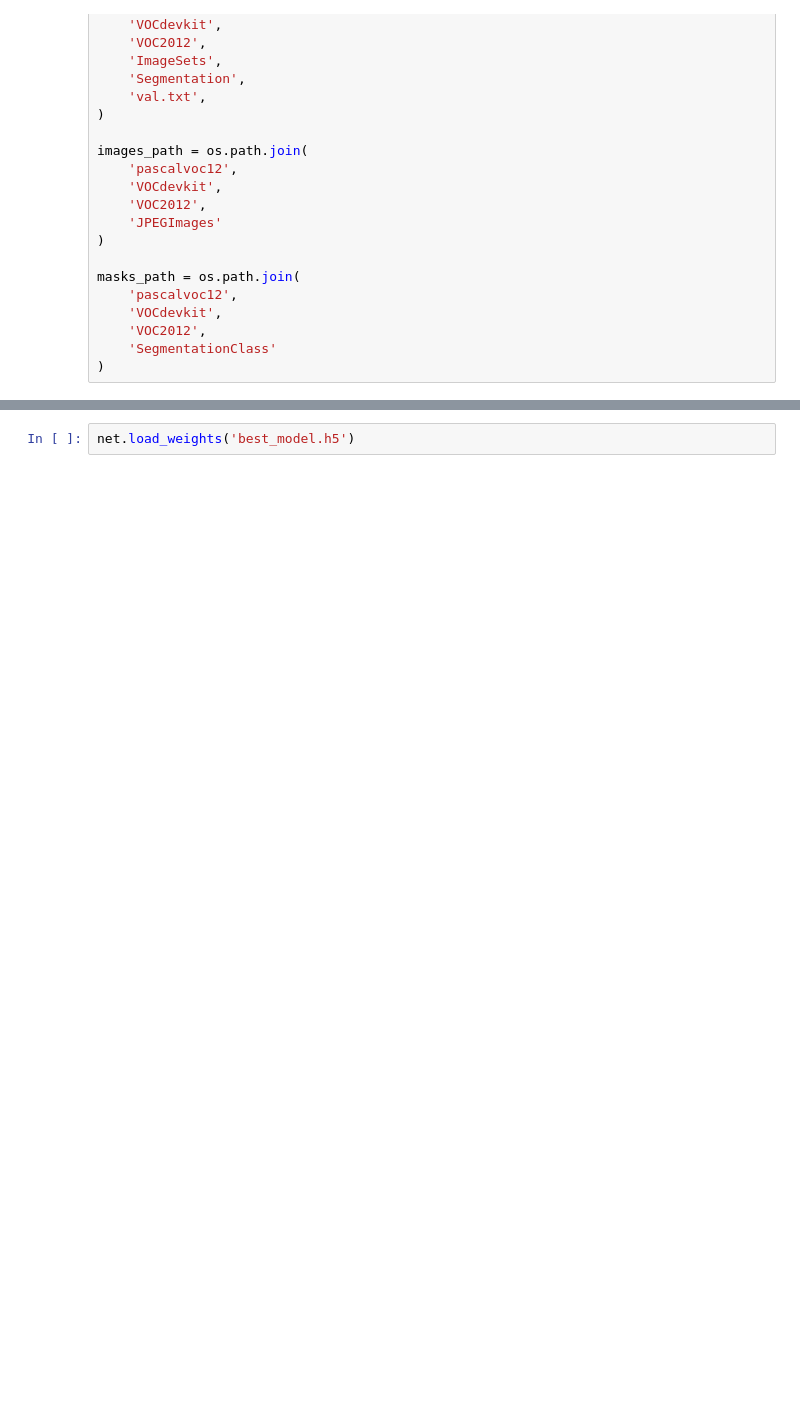
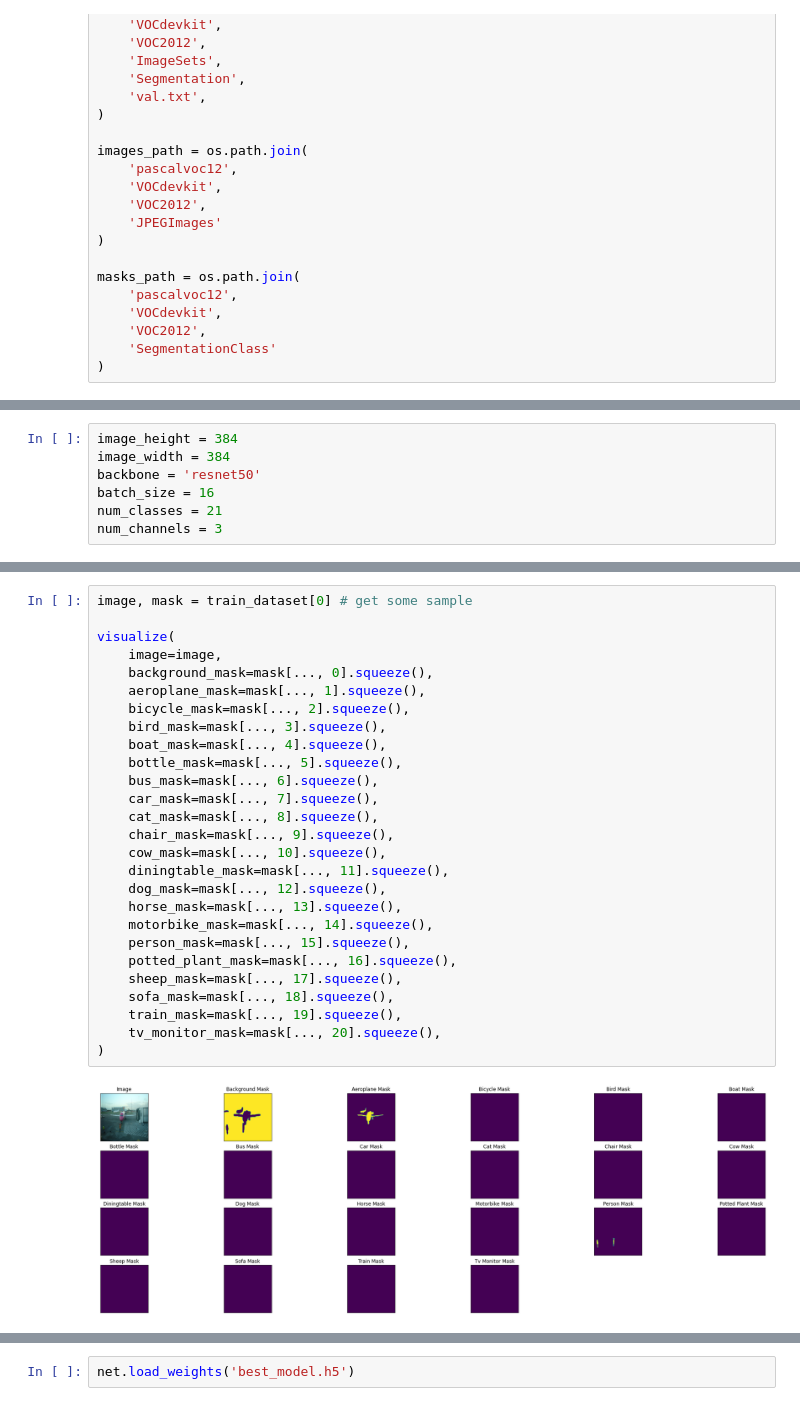
Before and after one commit to slynrick/segqnas, a Jupyter notebook: test_simple_train.ipynb, the cells around one changed output, grey strips where cells are left out. Drawn from its saved outputs; the diff is of its cells as text; blank space fills up the shorter version.

```diff
--- a/test_simple_train.ipynb
+++ b/test_simple_train.ipynb
@@ -51,3 +62,10 @@ backbone = 'efficientnetb1'
+# %%
+image_height = 384
+image_width = 384
+backbone = 'resnet50'
+batch_size = 16
+num_classes = 21
+num_channels = 3
 # %%
 train_dataset = PascalVOC2012Dataset(
     train_dataset_descriptor_filepath,
@@ -69,2 +89,31 @@ val_dataset = PascalVOC2012Dataset(
 )
+# %%
+image, mask = train_dataset[0] # get some sample
+
+visualize(
+    image=image,
+    background_mask=mask[..., 0].squeeze(),
+    aeroplane_mask=mask[..., 1].squeeze(),
+    bicycle_mask=mask[..., 2].squeeze(),
+    bird_mask=mask[..., 3].squeeze(),
+    boat_mask=mask[..., 4].squeeze(),
+    bottle_mask=mask[..., 5].squeeze(),
+    bus_mask=mask[..., 6].squeeze(),
+    car_mask=mask[..., 7].squeeze(),
+    cat_mask=mask[..., 8].squeeze(),
+    chair_mask=mask[..., 9].squeeze(),
+    cow_mask=mask[..., 10].squeeze(),
+    diningtable_mask=mask[..., 11].squeeze(),
+    dog_mask=mask[..., 12].squeeze(),
+    horse_mask=mask[..., 13].squeeze(),
+    motorbike_mask=mask[..., 14].squeeze(),
+    person_mask=mask[..., 15].squeeze(),
+    potted_plant_mask=mask[..., 16].squeeze(),
+    sheep_mask=mask[..., 17].squeeze(),
+    sofa_mask=mask[..., 18].squeeze(),
+    train_mask=mask[..., 19].squeeze(),
+    tv_monitor_mask=mask[..., 20].squeeze(),
+)
+# %% [output]
+[figure, added]
 # %%
```
Also changed, not shown: parts of 15 cells of this notebook, 17 other files.
